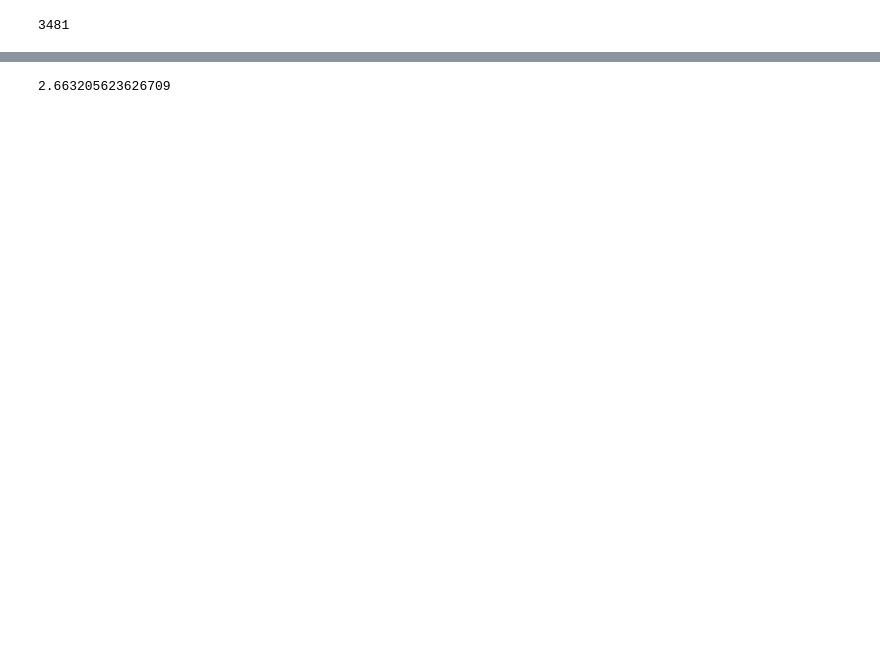
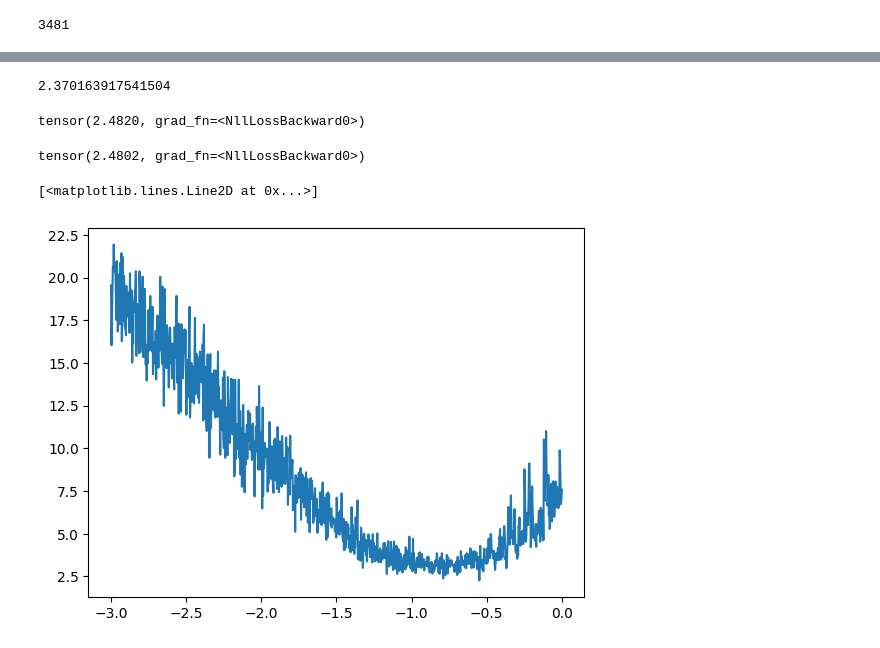
Before and after one commit to pranavkoka/Neural_Networks_Andrej_Karpathy, a Jupyter notebook: build_makemore_mlp.ipynb, the cells around one changed output, grey strips where cells are left out. Drawn from its saved outputs; the diff is of its cells as text; code cells hidden in the pictures; blank space fills up the shorter version.

Commit message:
find best lr and divide into train, val, and test sets

```diff
--- a/build_makemore_mlp.ipynb
+++ b/build_makemore_mlp.ipynb
@@ -258,17 +260,20 @@ for p in parameters:
 # %%
-for _ in range (1000):
+# lri = []
+# lossi = []
+
+for i in range (10000):
 
     #minibatch construct
-    ix = torch.randint(0, X.shape[0], (32,))
+    ix = torch.randint(0, X_train.shape[0], (32,))
 
     # forward pass
-    emb = C[X[ix]] #(32,3,2)
+    emb = C[X_train[ix]] #(32,3,2)
     h = torch.tanh(emb.view(-1,6) @ W1 + b1) #(32,100)
     logits = h @ W2 + b2 #(32, 27)
     # counts = logits.exp()
     # prob = counts / counts.sum(1, keepdims=True)
     # loss = -prob[torch.arange(32), Y].log().mean()
-    loss = F.cross_entropy(logits, Y[ix]) #this is the same as the three lines above
+    loss = F.cross_entropy(logits, Y_train[ix]) #this is the same as the three lines above
     # print(loss.item())
 
     #backward pass
@@ -277,11 +282,38 @@ for _ in range (1000):
     loss.backward()
 
     #update
+    # lr = lrs[i]
+    lr = 0.1
     for p in parameters:
-        p.data += -0.1 * p.grad
+        p.data -= lr* p.grad
+
+    # #track stats
+    # lri.append(lre[i])
+    # lossi.append(loss.item())
 
 print(loss.item())
 
 #this is mini batch stochastic gradient descent
 # %% [output]
-2.663205623626709
+2.370163917541504
+# %%
+emb = C[X_train] #(32,3,2)
+h = torch.tanh(emb.view(-1,6) @ W1 + b1) #(32,100)
+logits = h @ W2 + b2 #(32, 27)
+loss = F.cross_entropy(logits, Y_train)
+loss
+# %% [output]
+tensor(2.4820, grad_fn=<NllLossBackward0>)
+# %%
+emb = C[X_val] #(32,3,2)
+h = torch.tanh(emb.view(-1,6) @ W1 + b1) #(32,100)
+logits = h @ W2 + b2 #(32, 27)
+loss = F.cross_entropy(logits, Y_val)
+loss
+# %% [output]
+tensor(2.4802, grad_fn=<NllLossBackward0>)
+# %%
+plt.plot(lri, lossi) #we can see from the plot that at lre=-1.0 or lr=0.1 the loss is minimum
+# %% [output]
+[<matplotlib.lines.Line2D at 0x...>]
+[figure, added]
```
Also changed, not shown: parts of 14 cells of this notebook.
